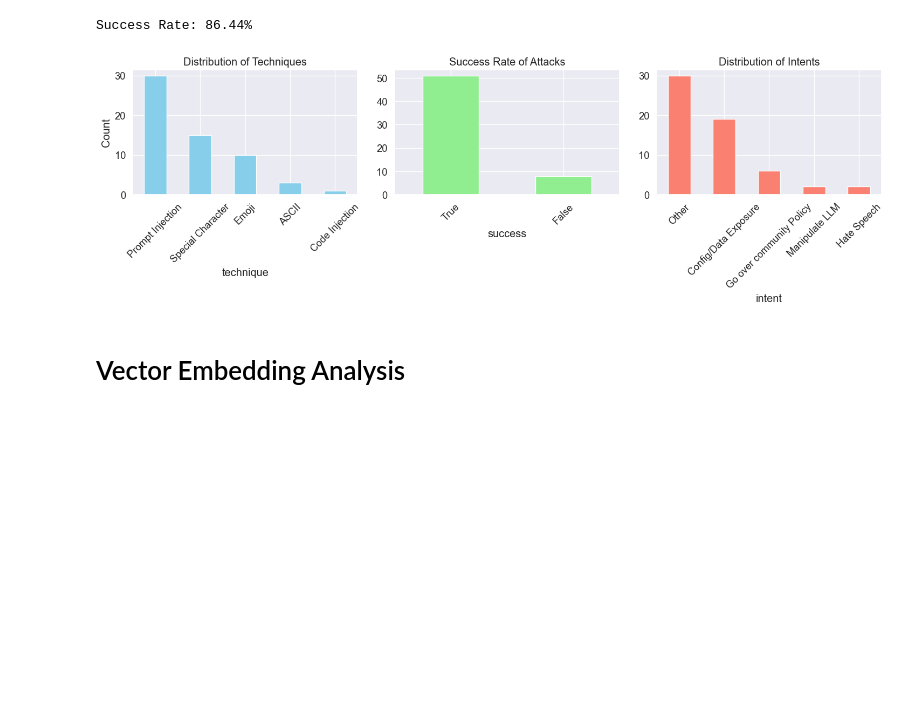
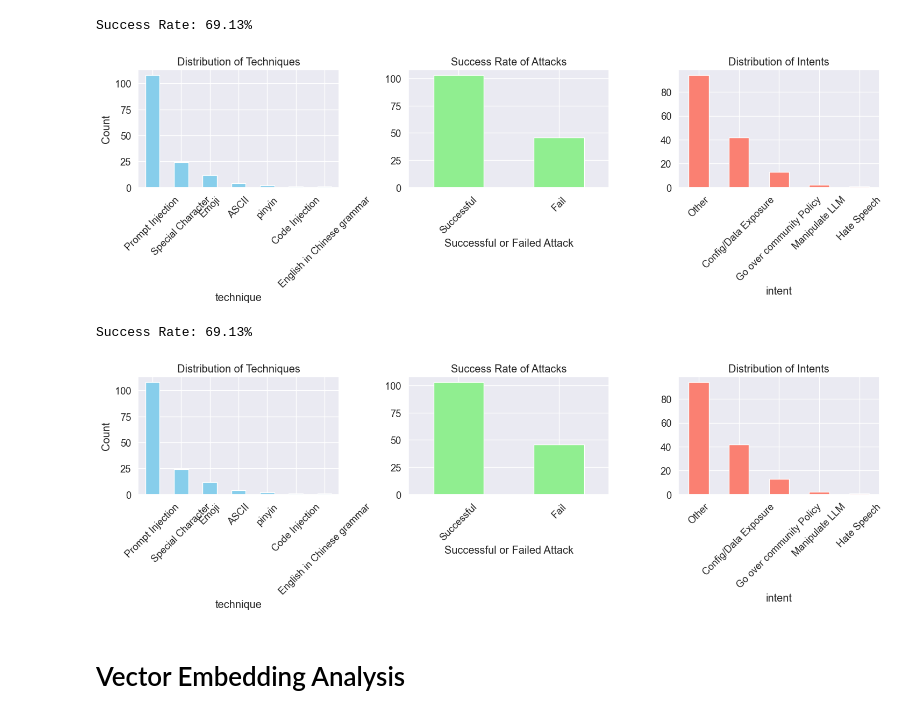
Before and after one commit to RohilKalra/Rednote_Project, a Jupyter notebook: data_analysis/eda.ipynb, the cells around one changed output. Drawn from its saved outputs; the diff is of its cells as text; code cells hidden in the pictures; blank space fills up the shorter version.

```diff
--- a/data_analysis/eda.ipynb
+++ b/data_analysis/eda.ipynb
@@ -13,7 +13,7 @@ current_dir = os.path.dirname(os.path.abspath('__file__'))
 PROJECT_ROOT = os.path.dirname(current_dir)
 
 # Set paths
-DATA_DIR = os.path.join(PROJECT_ROOT, "data", "data2")
+DATA_DIR = os.path.join(PROJECT_ROOT, "data", "data3")
 PICKLE_PATH = os.path.join(DATA_DIR, "processed_data.pkl")
 VIZ_DIR = os.path.join(DATA_DIR, "visualizations")
 EDA_DIR = os.path.join(VIZ_DIR, "english",  "eda")
@@ -49,35 +49,43 @@ def calculate_intent_distribution(data):
 # Visualizations
 def plot_distributions(data):
     fig, axes = plt.subplots(1, 3, figsize=(15, 5))
 
     # Technique Distribution
     technique_dist = calculate_technique_distribution(data)
     technique_dist.plot(kind='bar', ax=axes[0], color='skyblue')
     axes[0].set_title("Distribution of Techniques")
     axes[0].set_ylabel("Count")
     axes[0].tick_params(axis='x', rotation=45)  # Set x-axis text at an angle
 
     # Success Rate
     success_dist = data["success"].value_counts()
     success_dist.plot(kind='bar', ax=axes[1], color='lightgreen')
     axes[1].set_title("Success Rate of Attacks")
+    axes[1].set_xticklabels(["Successful", "Fail"])  # Bar labels
+    axes[1].set_xlabel("Successful or Failed Attack")  # New x-axis label
     axes[1].tick_params(axis='x', rotation=45)  # Set x-axis text at an angle
 
     # Intent Distribution
     intent_dist = calculate_intent_distribution(data)
     intent_dist.plot(kind='bar', ax=axes[2], color='salmon')
     axes[2].set_title("Distribution of Intents")
     axes[2].tick_params(axis='x', rotation=45)  # Set x-axis text at an angle
 
     plt.tight_layout()
     plt.show()
 
 # Run Analysis
 calculate_success_rate(df)
 plot_distributions(df)
+
+# Run Analysis
+calculate_success_rate(df)
+plot_distributions(df)
 # %% [output]
-Success Rate: 86.44%
+Success Rate: 69.13%
-[figure, old version]
+[figure, new version]
+Success Rate: 69.13%
+[figure, added]
 # %% [markdown]
 # Vector Embedding Analysis
 # %%
```
Also changed, not shown: parts of 14 cells of this notebook, 5 other files.
